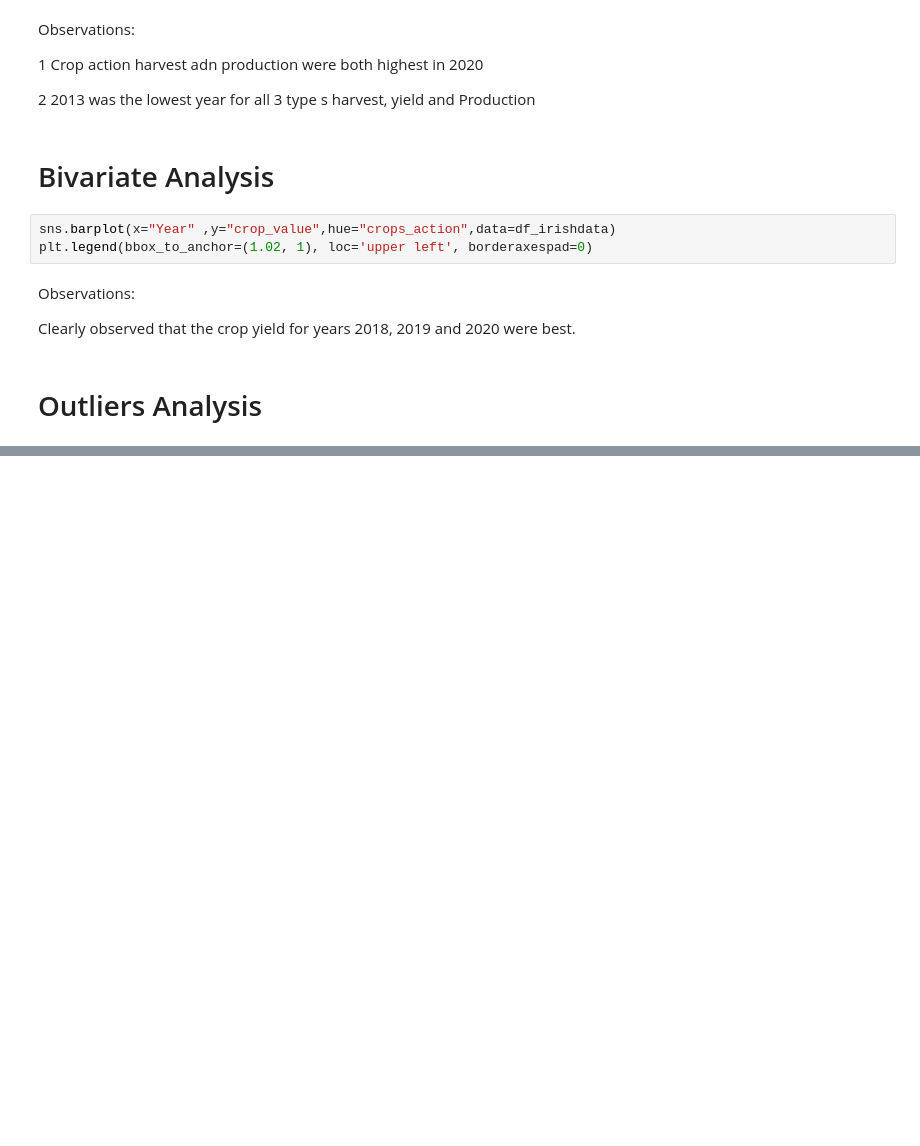
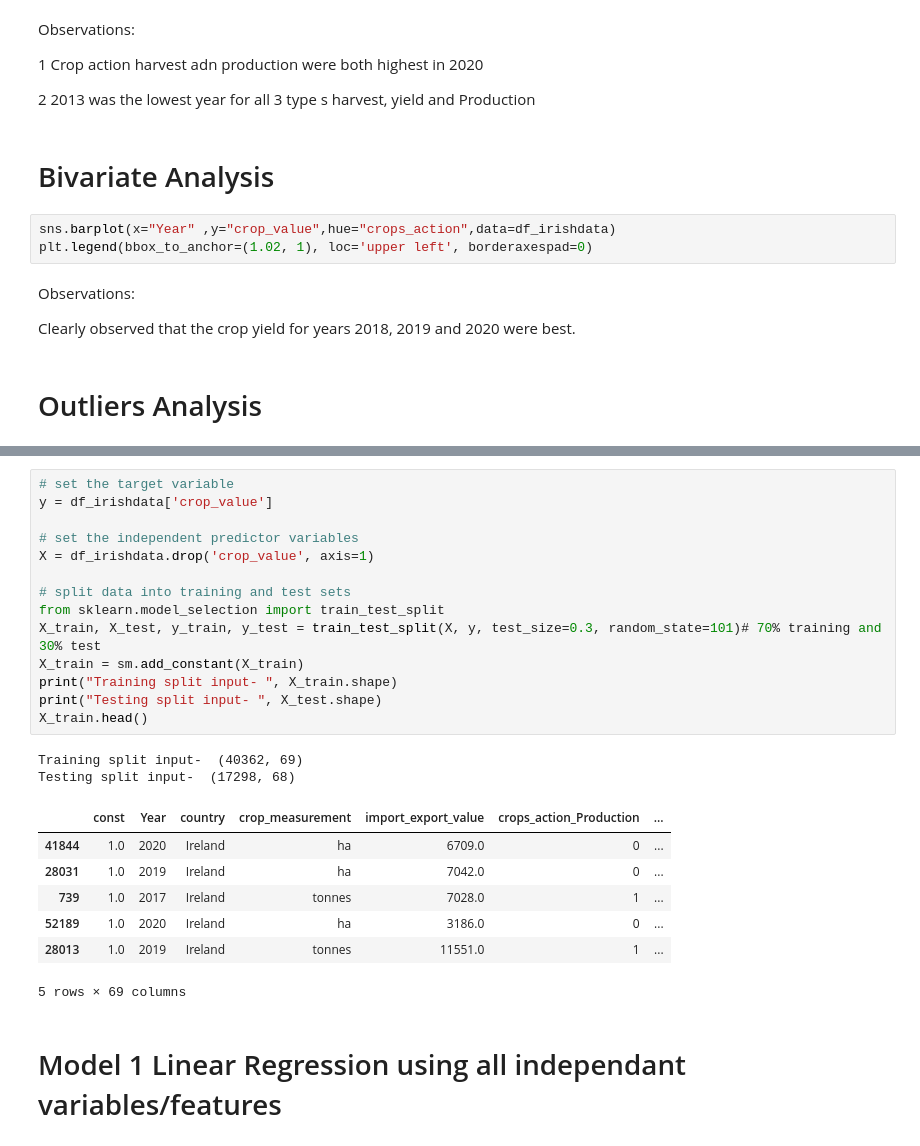
Before and after one commit to chrischukwuka2022/ca2-repo, a Jupyter notebook: CA2.Data_Analystic.ipynb, the cells around one changed output, grey strips where cells are left out. Cells and saved outputs as stored; diff of their text form; blank space fills up the shorter version.

```diff
--- a/CA2.Data_Analystic.ipynb
+++ b/CA2.Data_Analystic.ipynb
@@ -1402,0 +1702,26 @@ Observations:
+# %%
+# set the target variable
+y = df_irishdata['crop_value']
+
+# set the independent predictor variables
+X = df_irishdata.drop('crop_value', axis=1)
+
+# split data into training and test sets
+from sklearn.model_selection import train_test_split
+X_train, X_test, y_train, y_test = train_test_split(X, y, test_size=0.3, random_state=101)# 70% training and 30% test
+X_train = sm.add_constant(X_train)
+print("Training split input- ", X_train.shape)
+print("Testing split input- ", X_test.shape)
+X_train.head()
+# %% [output]
+Training split input-  (40362, 69)
+Testing split input-  (17298, 68)
+|  | const | Year | country | crop_measurement | import_export_value | crops_action_Production | ... |
+| 41844 | 1.0 | 2020 | Ireland | ha | 6709.0 | 0 | ... |
+| 28031 | 1.0 | 2019 | Ireland | ha | 7042.0 | 0 | ... |
+| 739 | 1.0 | 2017 | Ireland | tonnes | 7028.0 | 1 | ... |
+| 52189 | 1.0 | 2020 | Ireland | ha | 3186.0 | 0 | ... |
+| 28013 | 1.0 | 2019 | Ireland | tonnes | 11551.0 | 1 | ... |
+5 rows × 69 columns
+# %% [markdown]
+# Model 1 Linear Regression using all independant variables/features
```
Also changed, not shown: parts of 65 cells of this notebook, 1 other file.
